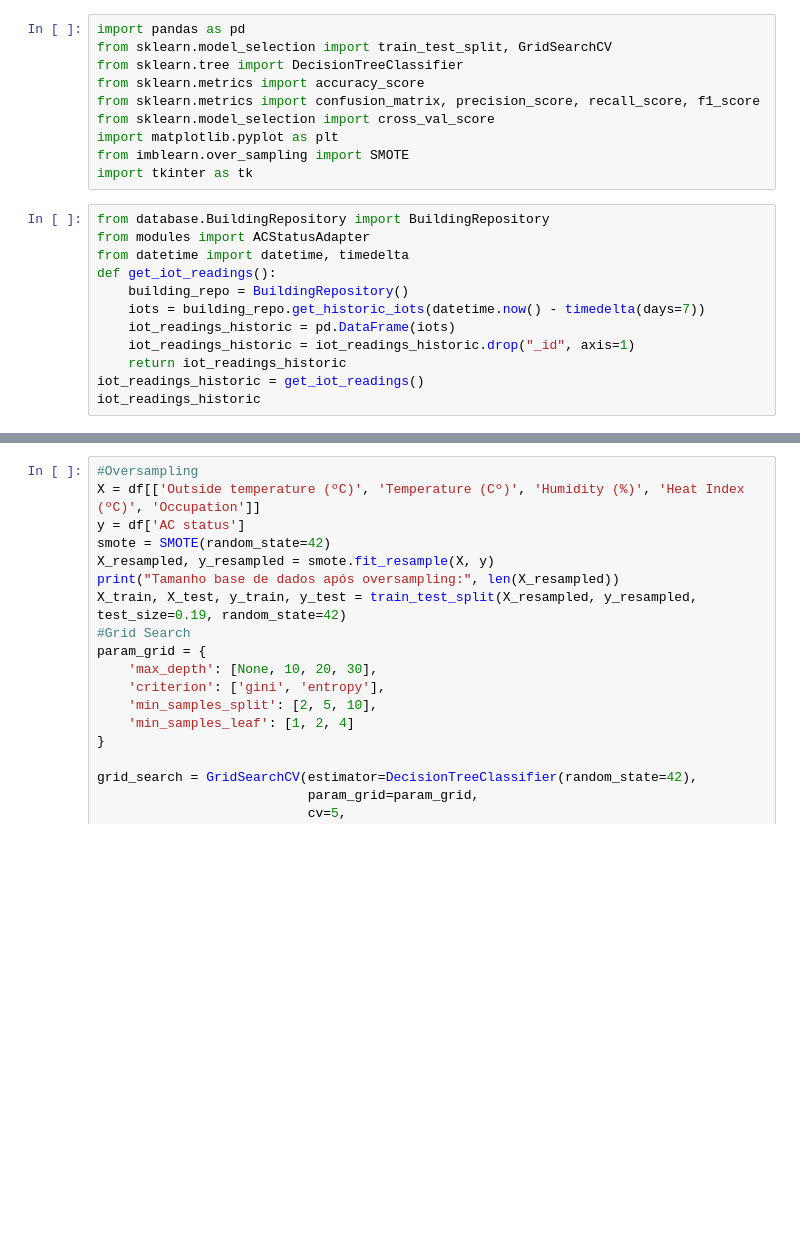
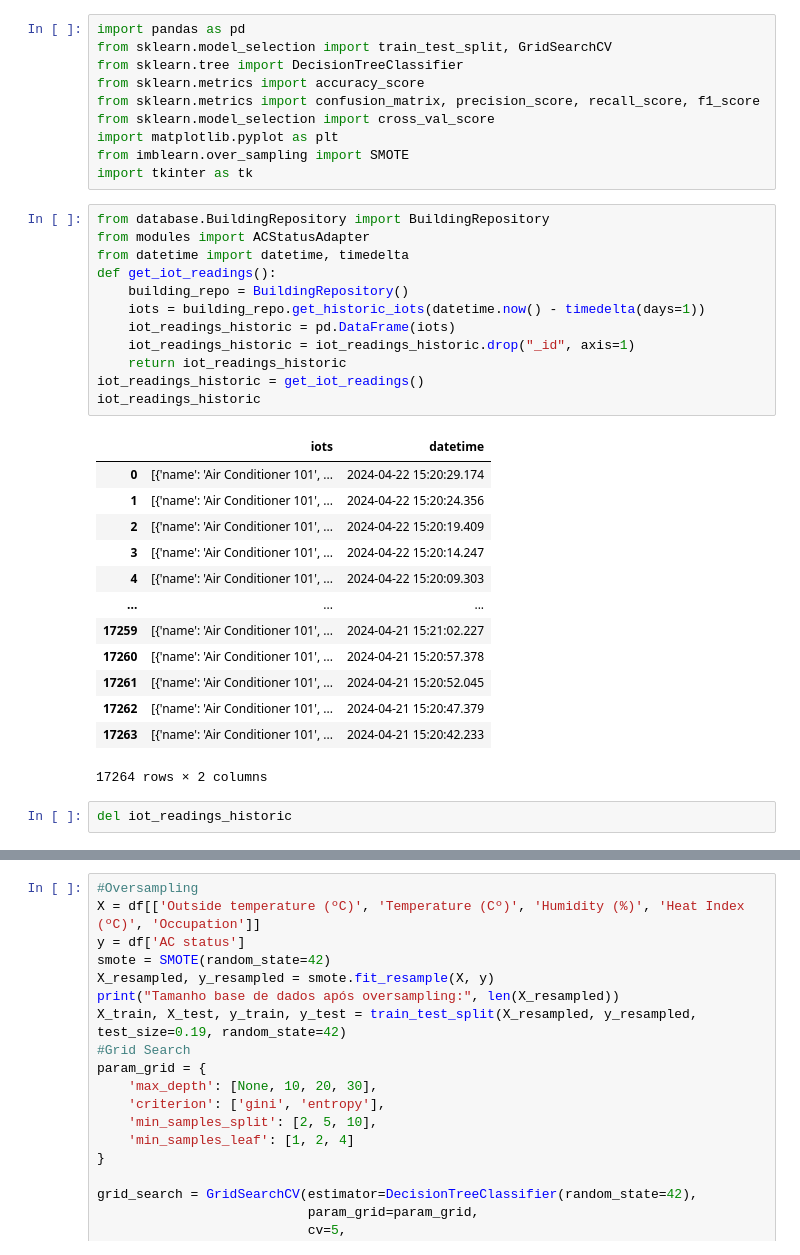
Before and after one commit to rafaeldpsilva/ac-optimization-bruno, a Jupyter notebook: GECAD103 - Arvore de DecisÃ£o - COM Oversampling (Grid Search).ipynb, the cells around one changed output, grey strips where cells are left out. Drawn from its saved outputs; the diff is of its cells as text; blank space fills up the shorter version.

```diff
--- a/GECAD103 - Arvore de DecisÃ£o - COM Oversampling (Grid Search).ipynb
+++ b/GECAD103 - Arvore de DecisÃ£o - COM Oversampling (Grid Search).ipynb
@@ -11,15 +11,31 @@ import tkinter as tk
 # %%
 from database.BuildingRepository import BuildingRepository
 from modules import ACStatusAdapter
 from datetime import datetime, timedelta
 def get_iot_readings():
     building_repo = BuildingRepository()
-    iots = building_repo.get_historic_iots(datetime.now() - timedelta(days=7))
+    iots = building_repo.get_historic_iots(datetime.now() - timedelta(days=1))
     iot_readings_historic = pd.DataFrame(iots)
     iot_readings_historic = iot_readings_historic.drop("_id", axis=1)
     return iot_readings_historic
 iot_readings_historic = get_iot_readings()
 iot_readings_historic
+# %% [output]
+|  | iots | datetime |
+| 0 | [{'name': 'Air Conditioner 101', ... | 2024-04-22 15:20:29.174 |
+| 1 | [{'name': 'Air Conditioner 101', ... | 2024-04-22 15:20:24.356 |
+| 2 | [{'name': 'Air Conditioner 101', ... | 2024-04-22 15:20:19.409 |
+| 3 | [{'name': 'Air Conditioner 101', ... | 2024-04-22 15:20:14.247 |
+| 4 | [{'name': 'Air Conditioner 101', ... | 2024-04-22 15:20:09.303 |
+| ... | ... | ... |
+| 17259 | [{'name': 'Air Conditioner 101', ... | 2024-04-21 15:21:02.227 |
+| 17260 | [{'name': 'Air Conditioner 101', ... | 2024-04-21 15:20:57.378 |
+| 17261 | [{'name': 'Air Conditioner 101', ... | 2024-04-21 15:20:52.045 |
+| 17262 | [{'name': 'Air Conditioner 101', ... | 2024-04-21 15:20:47.379 |
+| 17263 | [{'name': 'Air Conditioner 101', ... | 2024-04-21 15:20:42.233 |
+17264 rows × 2 columns
+# %%
+del iot_readings_historic
 # %%
 considered_iots = ["Lamp 1_103","Weather","Temperature Sensor 103","Humidity Sensor 103","Light Sensor 103","Air Conditioner 103"]
 aux = pd.DataFrame()
```
Also changed, not shown: parts of 2 cells of this notebook, 1 other file.
